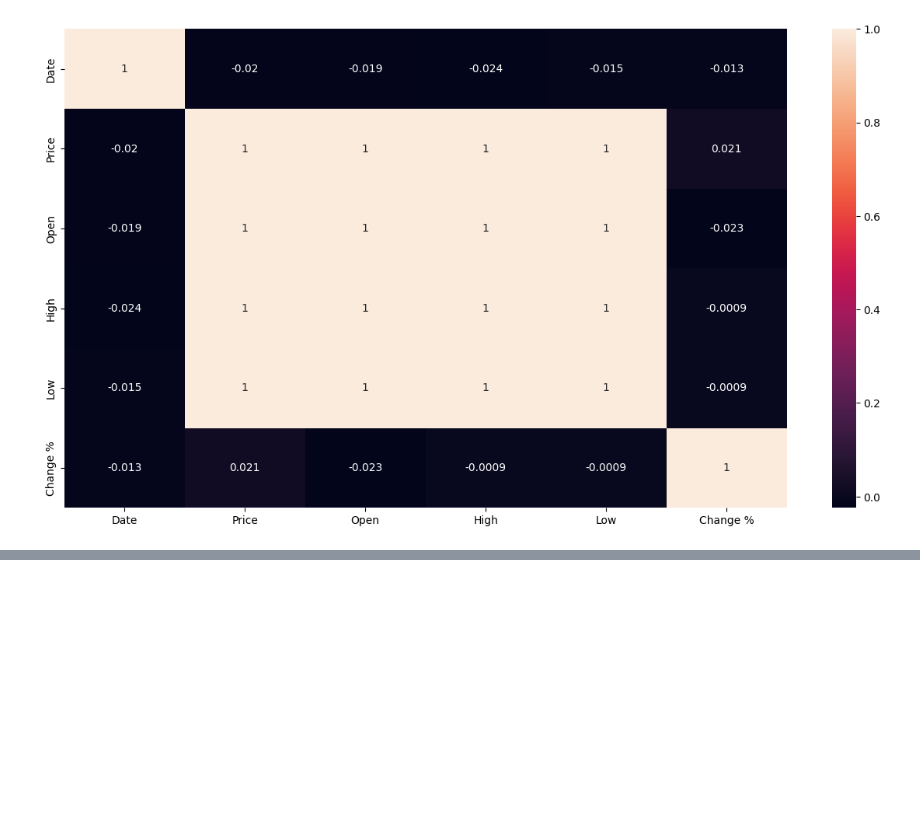
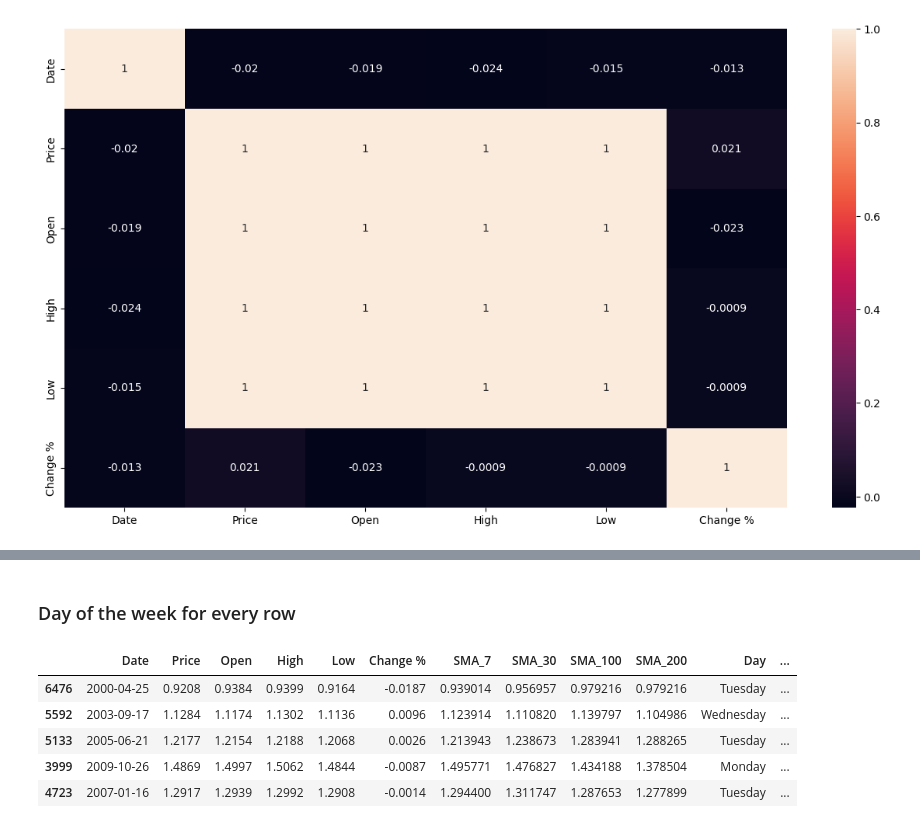
Before and after one commit to Saifansari-ai/eurousd_price_predictor, a Jupyter notebook: data_analysis.ipynb, the cells around one changed output, grey strips where cells are left out. Drawn from its saved outputs; the diff is of its cells as text; code cells hidden in the pictures; blank space fills up the shorter version.

```diff
--- a/data_analysis.ipynb
+++ b/data_analysis.ipynb
@@ -254,0 +257,11 @@ plt.show()
+# %%
+df.sort_values(by="Date", inplace=True)
+
+# Calculate Simple Moving Averages (SMA)
+df["SMA_7"] = df["Price"].rolling(window=7, min_periods=1).mean()
+df["SMA_30"] = df["Price"].rolling(window=30, min_periods=1).mean()
+df["SMA_100"] = df["Price"].rolling(window=100, min_periods=1).mean()
+df["SMA_200"] = df["Price"].rolling(window=200, min_periods=1).mean()
+
+# Save the updated dataset (overwrite original CSV)
+df.to_csv("EUR_USD_price_2000_2025.csv", index=False)
@@ -254,0 +277,14 @@ plt.show()
+# %% [markdown]
+### Day of the week for every row
+# %%
+# Day of the week with name
+df['Day'] = df['Date'].dt.day_name()
+df.to_csv("EUR_USD_price_2000_2025.csv", index=False)
+df.sample(5)
+# %% [output]
+|  | Date | Price | Open | High | Low | Change % | SMA_7 | SMA_30 | SMA_100 | SMA_200 | Day | ... |
+| 6476 | 2000-04-25 | 0.9208 | 0.9384 | 0.9399 | 0.9164 | -0.0187 | 0.939014 | 0.956957 | 0.979216 | 0.979216 | Tuesday | ... |
+| 5592 | 2003-09-17 | 1.1284 | 1.1174 | 1.1302 | 1.1136 | 0.0096 | 1.123914 | 1.110820 | 1.139797 | 1.104986 | Wednesday | ... |
+| 5133 | 2005-06-21 | 1.2177 | 1.2154 | 1.2188 | 1.2068 | 0.0026 | 1.213943 | 1.238673 | 1.283941 | 1.288265 | Tuesday | ... |
+| 3999 | 2009-10-26 | 1.4869 | 1.4997 | 1.5062 | 1.4844 | -0.0087 | 1.495771 | 1.476827 | 1.434188 | 1.378504 | Monday | ... |
+| 4723 | 2007-01-16 | 1.2917 | 1.2939 | 1.2992 | 1.2908 | -0.0014 | 1.294400 | 1.311747 | 1.287653 | 1.277899 | Tuesday | ... |
```
Also changed, not shown: parts of 16 cells of this notebook.
